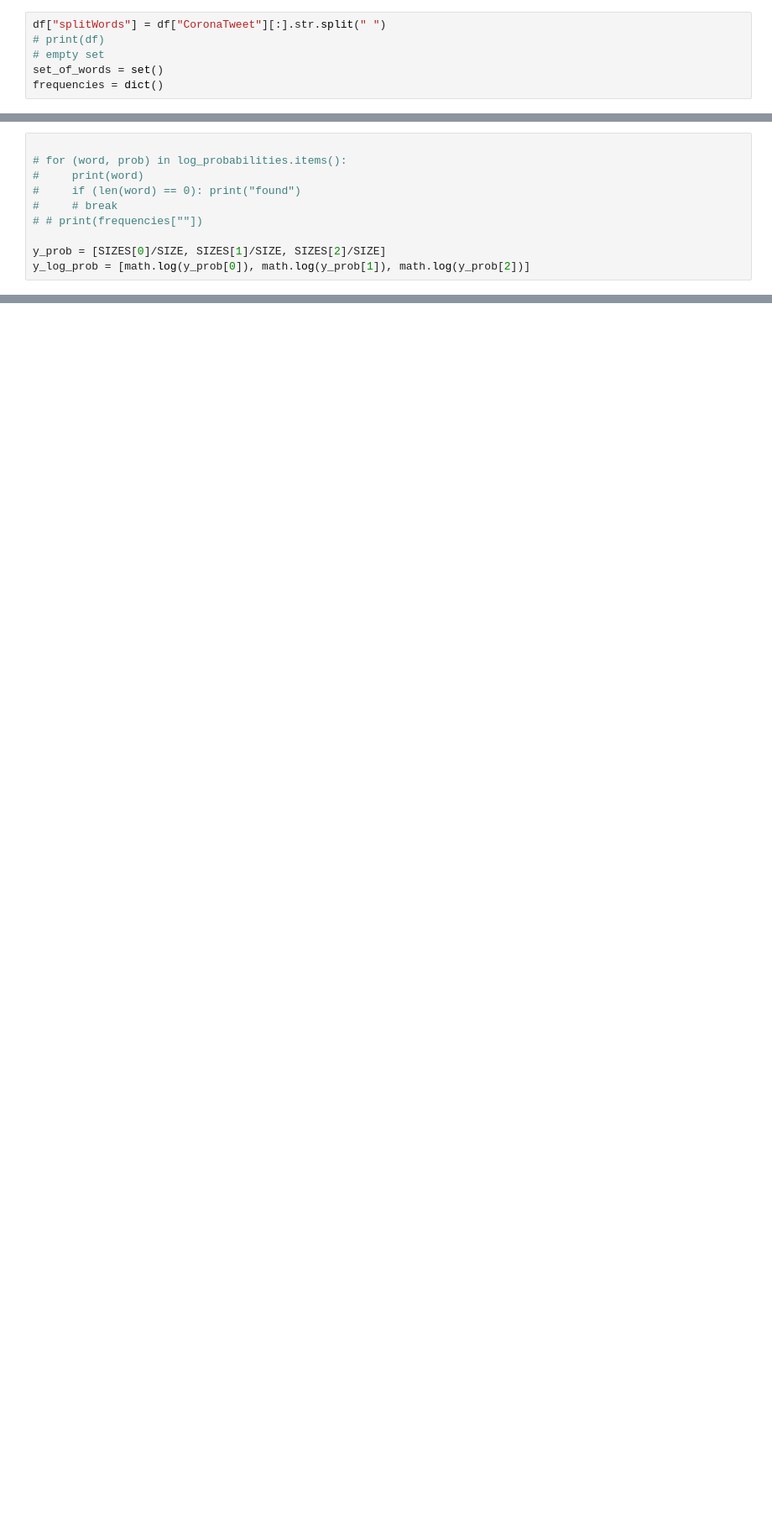
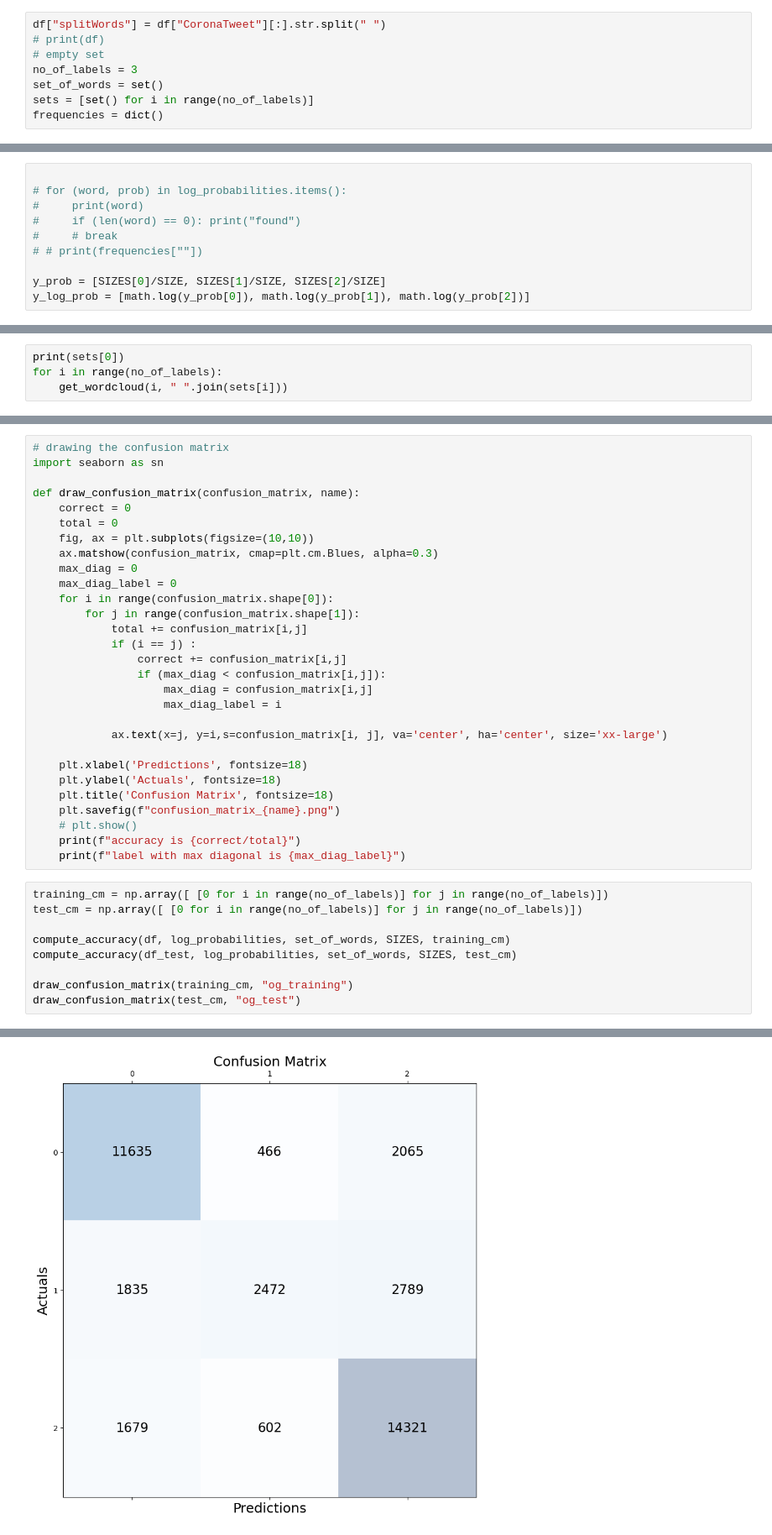
Before and after one commit to Aavegjain/COL774_A2, a Jupyter notebook: part1/naive_bayes.ipynb, the cells around one changed output, grey strips where cells are left out. Shown at 84% size. Drawn from its saved outputs; the diff is of its cells as text; blank space fills up the shorter version.

```diff
--- a/part1/naive_bayes.ipynb
+++ b/part1/naive_bayes.ipynb
@@ -24,7 +27,9 @@ print(df)
 df["splitWords"] = df["CoronaTweet"][:].str.split(" ")
 # print(df)
 # empty set
+no_of_labels = 3
 set_of_words = set()
+sets = [set() for i in range(no_of_labels)]
 frequencies = dict()
 # %%
 # Negative -> 0, Neutral -> 1, Positive -> 2
@@ -155,0 +162,4 @@ print(training_accuracy)
+# %%
+print(sets[0])
+for i in range(no_of_labels):
+    get_wordcloud(i, " ".join(sets[i]))
@@ -155,0 +207,39 @@ print(training_accuracy)
+# %%
+# drawing the confusion matrix
+import seaborn as sn
+
+def draw_confusion_matrix(confusion_matrix, name):
+    correct = 0
+    total = 0
+    fig, ax = plt.subplots(figsize=(10,10))
+    ax.matshow(confusion_matrix, cmap=plt.cm.Blues, alpha=0.3)
+    max_diag = 0
+    max_diag_label = 0
+    for i in range(confusion_matrix.shape[0]):
+        for j in range(confusion_matrix.shape[1]):
+            total += confusion_matrix[i,j]
+            if (i == j) :
+                correct += confusion_matrix[i,j]
+                if (max_diag < confusion_matrix[i,j]):
+                    max_diag = confusion_matrix[i,j]
+                    max_diag_label = i
+
+            ax.text(x=j, y=i,s=confusion_matrix[i, j], va='center', ha='center', size='xx-large')
+
+    plt.xlabel('Predictions', fontsize=18)
+    plt.ylabel('Actuals', fontsize=18)
+    plt.title('Confusion Matrix', fontsize=18)
+    plt.savefig(f"confusion_matrix_{name}.png")
+    # plt.show()
+    print(f"accuracy is {correct/total}")
+    print(f"label with max diagonal is {max_diag_label}")
+# %%
+training_cm = np.array([ [0 for i in range(no_of_labels)] for j in range(no_of_labels)])
+test_cm = np.array([ [0 for i in range(no_of_labels)] for j in range(no_of_labels)])
+
+compute_accuracy(df, log_probabilities, set_of_words, SIZES, training_cm)
+compute_accuracy(df_test, log_probabilities, set_of_words, SIZES, test_cm)
+
+draw_confusion_matrix(training_cm, "og_training")
+draw_confusion_matrix(test_cm, "og_test")
+# %% [output]
@@ -155,0 +250 @@ print(training_accuracy)
+[figure, added]
```
Also changed, not shown: parts of 17 cells of this notebook, 9 other files.
